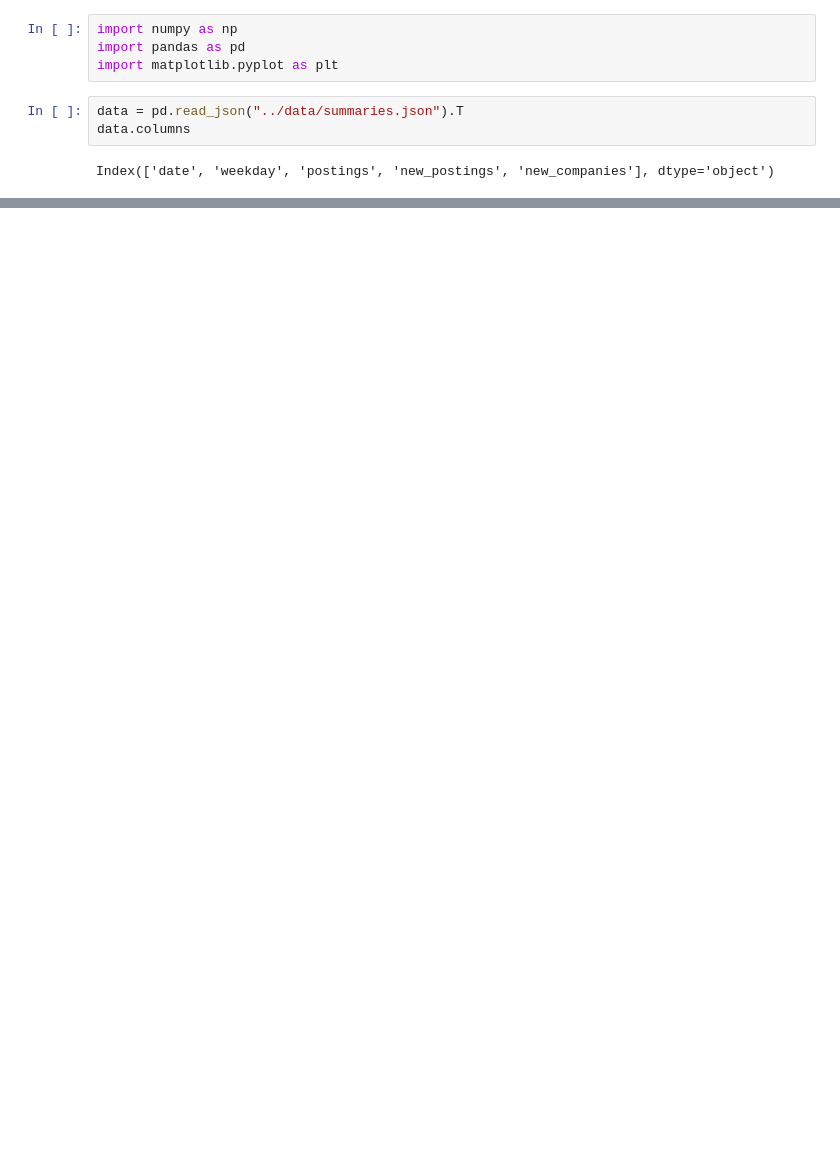
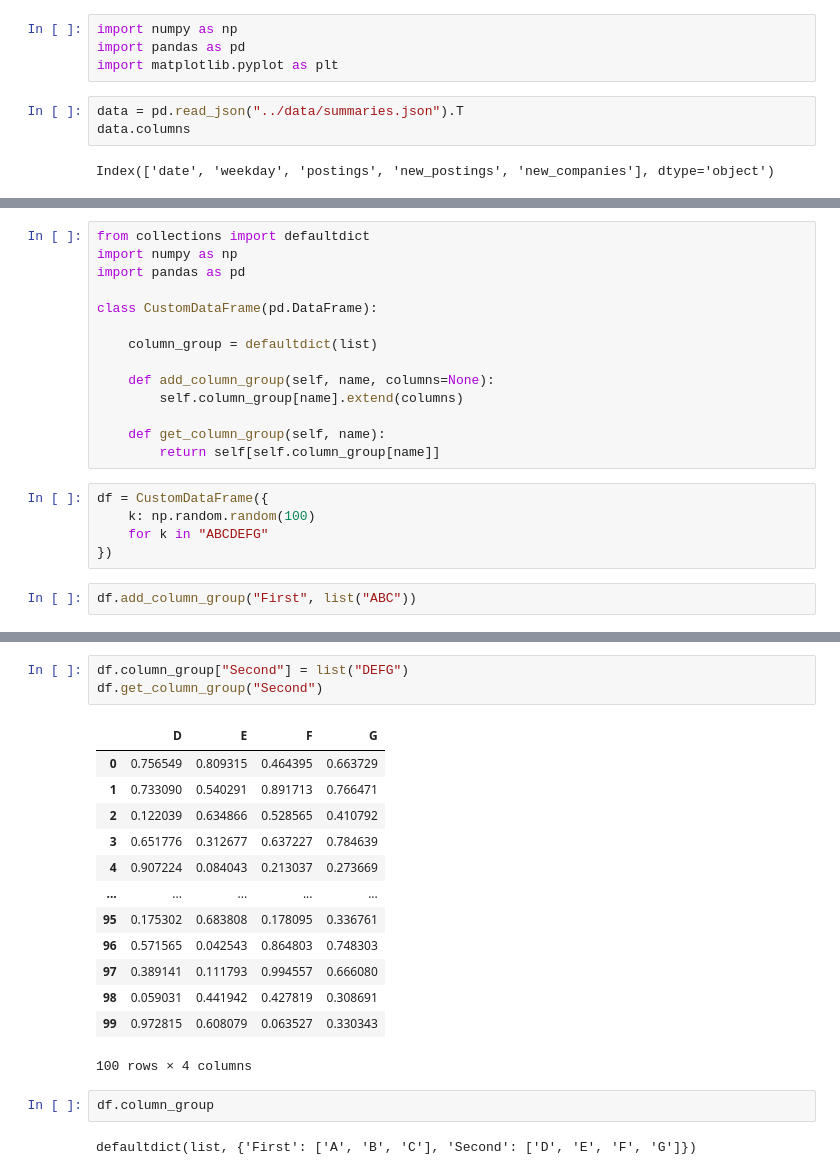
Before and after one commit to MarkAkritov/JobScraper, a Jupyter notebook: notebooks/eda.ipynb, the cells around one changed output, grey strips where cells are left out. Cells and saved outputs as stored; diff of their text form; blank space fills up the shorter version.

Commit message:
Scraped data.

```diff
--- a/notebooks/eda.ipynb
+++ b/notebooks/eda.ipynb
@@ -42,0 +47,21 @@ Name: postings, dtype: object
+# %%
+from collections import defaultdict
+import numpy as np
+import pandas as pd
+
+class CustomDataFrame(pd.DataFrame):
+
+    column_group = defaultdict(list)
+
+    def add_column_group(self, name, columns=None):
+        self.column_group[name].extend(columns)
+
+    def get_column_group(self, name):
+        return self[self.column_group[name]]
+# %%
+df = CustomDataFrame({
+    k: np.random.random(100)
+    for k in "ABCDEFG"
+})
+# %%
+df.add_column_group("First", list("ABC"))
@@ -42,0 +84,21 @@ Name: postings, dtype: object
+# %%
+df.column_group["Second"] = list("DEFG")
+df.get_column_group("Second")
+# %% [output]
+|  | D | E | F | G |
+| 0 | 0.756549 | 0.809315 | 0.464395 | 0.663729 |
+| 1 | 0.733090 | 0.540291 | 0.891713 | 0.766471 |
+| 2 | 0.122039 | 0.634866 | 0.528565 | 0.410792 |
+| 3 | 0.651776 | 0.312677 | 0.637227 | 0.784639 |
+| 4 | 0.907224 | 0.084043 | 0.213037 | 0.273669 |
+| ... | ... | ... | ... | ... |
+| 95 | 0.175302 | 0.683808 | 0.178095 | 0.336761 |
+| 96 | 0.571565 | 0.042543 | 0.864803 | 0.748303 |
+| 97 | 0.389141 | 0.111793 | 0.994557 | 0.666080 |
+| 98 | 0.059031 | 0.441942 | 0.427819 | 0.308691 |
+| 99 | 0.972815 | 0.608079 | 0.063527 | 0.330343 |
+100 rows × 4 columns
+# %%
+df.column_group
+# %% [output]
+defaultdict(list, {'First': ['A', 'B', 'C'], 'Second': ['D', 'E', 'F', 'G']})
```
Also changed, not shown: parts of 5 cells of this notebook, 18 other files.
